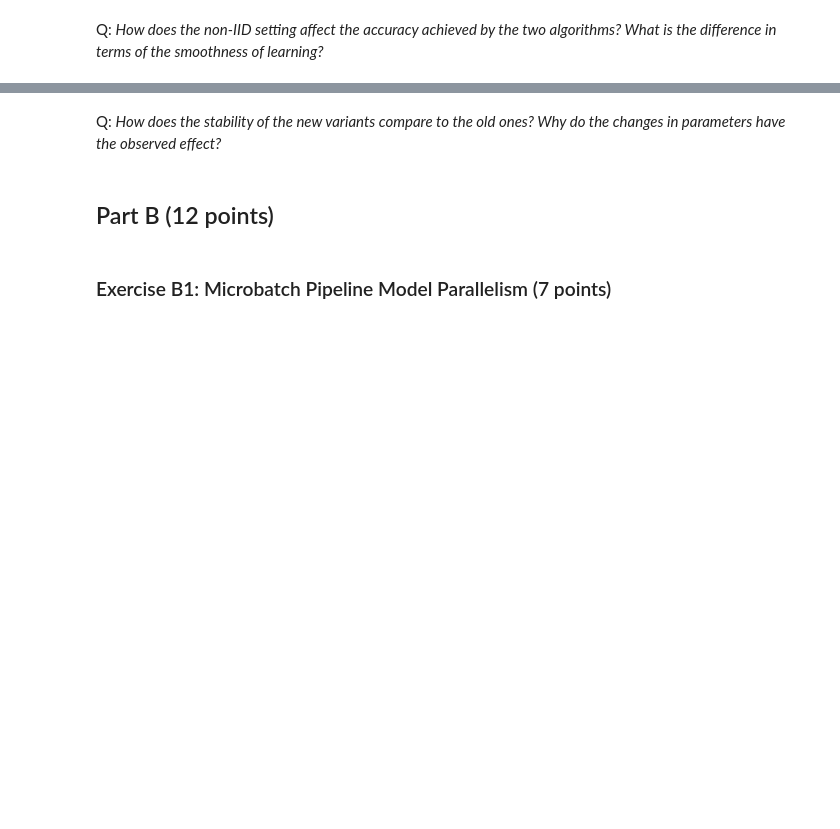
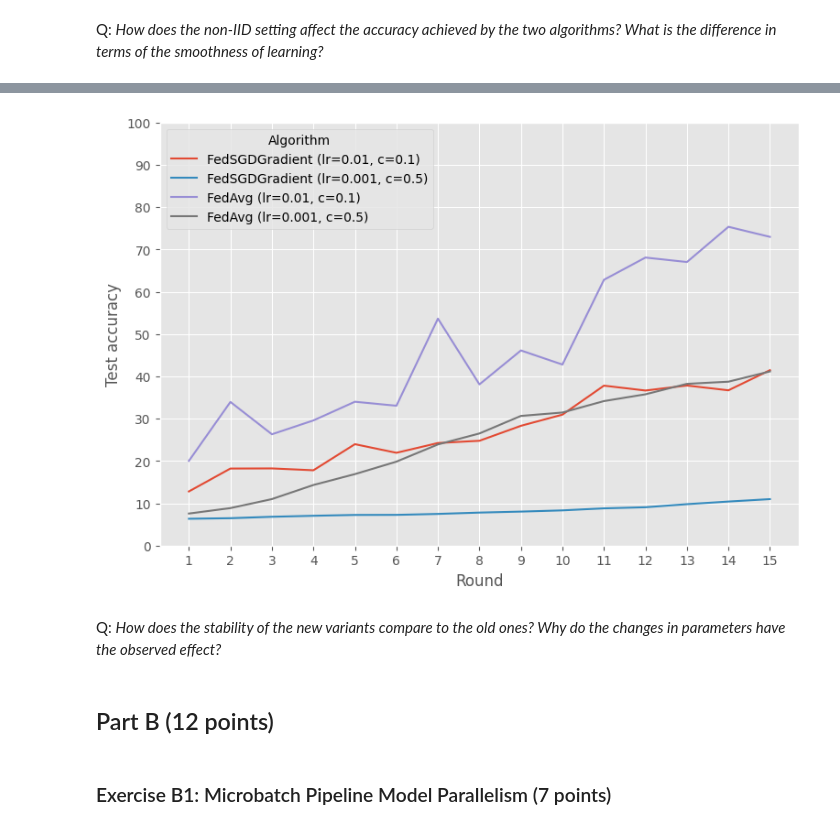
Before and after one commit to mattduerrmeier/DDL25Spring, a Jupyter notebook: lab/series01.ipynb, the cells around one changed output, grey strips where cells are left out. Cells and saved outputs as stored; diff of their text form; code cells hidden in the pictures; blank space fills up the shorter version.

```diff
--- a/lab/series01.ipynb
+++ b/lab/series01.ipynb
@@ -516,9 +573,10 @@ ex_a3_fedavg_non_idd_results.append(fedavg_server.run(nr_rounds=15).as_df())
 # %%
-# Plotting the two non-IDD results
-ex_a3_non_iid_df = pd.concat(ex_a3_non_iid_results, ignore_index=True)
+df = pd.concat(ex_a33_results, ignore_index=True)
 
-fig, ax = plt.subplots(1, 1, figsize=(9, 6))
+fig, ax = plt.subplots(nrows=1, ncols=1, figsize=(9, 6))
 
-sns.lineplot(ex_a3_non_iid_df, x="Round", y="Test accuracy", hue="Algorithm", seed=seed, ax=ax)
-ax.set_xticks(ex_a3_non_iid_df["Round"].unique())
+sns.lineplot(df, x="Round", y="Test accuracy", hue="Algorithm", seed=seed, ax=ax)
+ax.set_xticks(df["Round"].unique())
 ax.set_yticks(np.arange(0, 101, 10));
+# %% [output]
+[figure, added]
```
Also changed, not shown: parts of 21 cells of this notebook.
